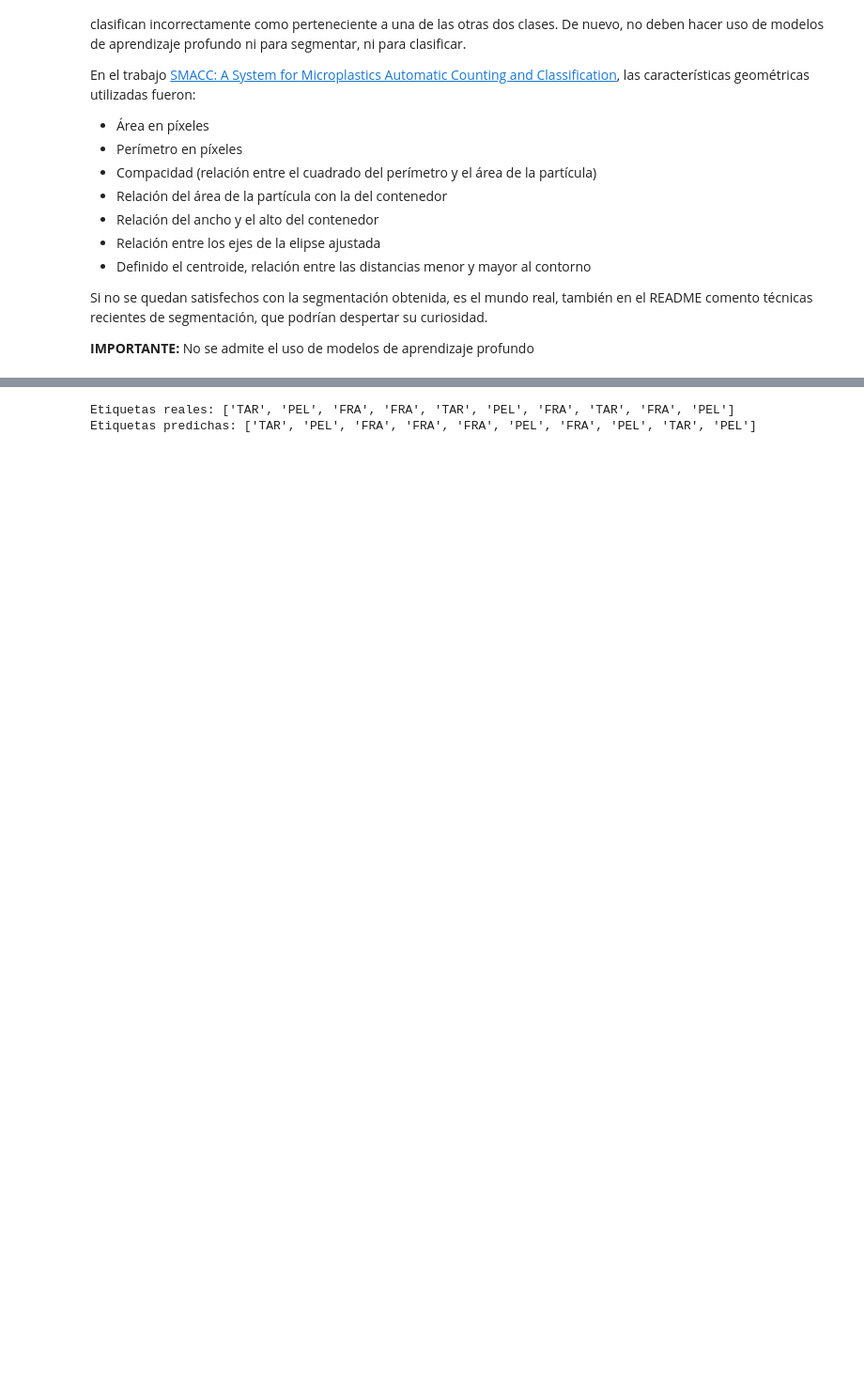
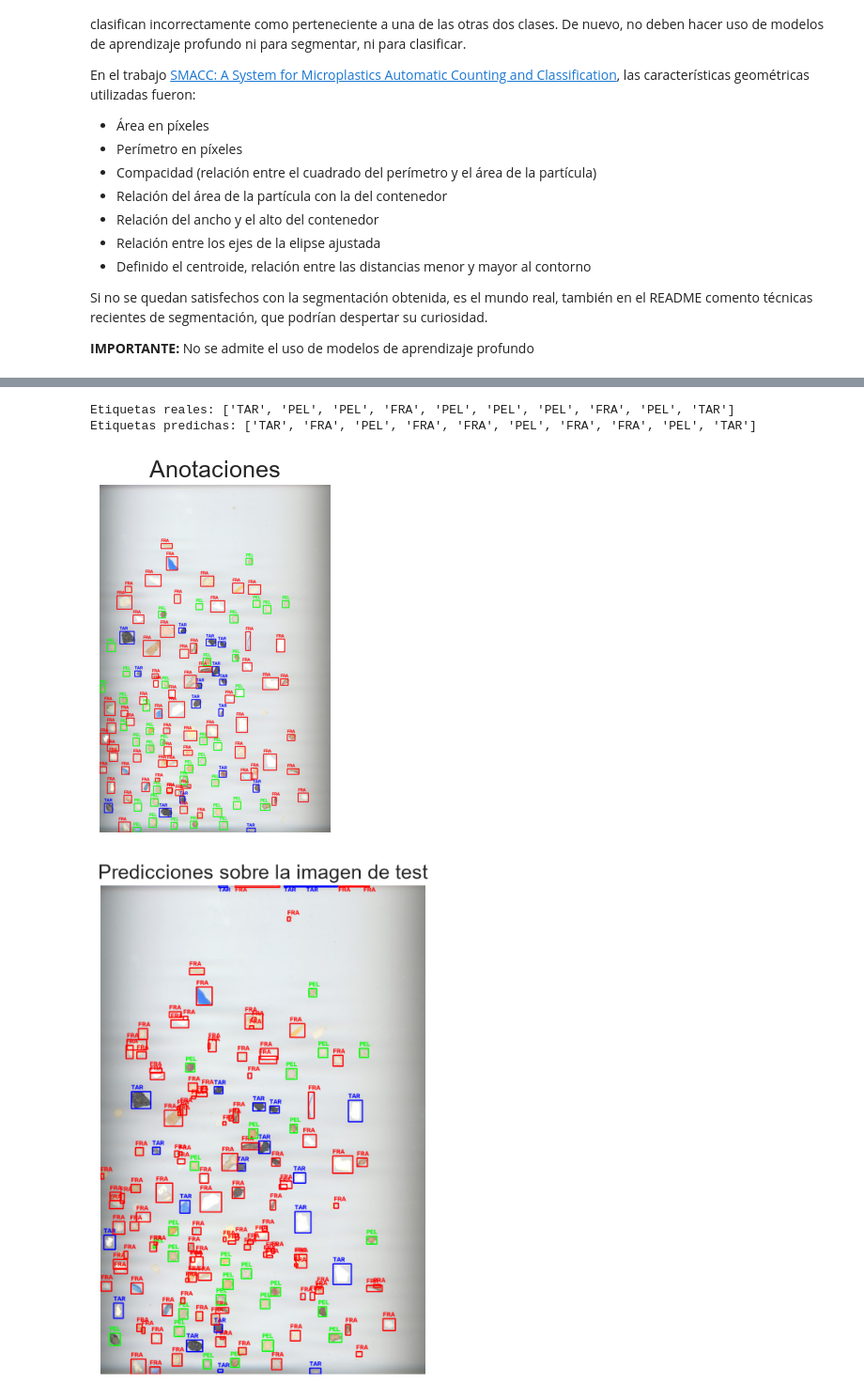
Before and after one commit to bezz75/VC-practica, a Jupyter notebook: P3/VC_P3.ipynb, the cells around one changed output, grey strips where cells are left out. Shown at 94% size. Saved outputs shown, nothing was run; the diff lists cells and outputs as text; code cells hidden in the pictures; blank space fills up the shorter version.

```diff
--- a/P3/VC_P3.ipynb
+++ b/P3/VC_P3.ipynb
@@ -459,7 +465,7 @@ for i, p in enumerate(particulas_test):
             mejor_iou = valor_iou
             mejor_idx = j
 
-    if mejor_idx is not None and mejor_iou > 0.1:
+    if mejor_idx is not None and mejor_iou > 0.3:
         y_real.append(gt_labels[mejor_idx])
         y_pred.append(clasificar_por_centroides(p['features']))
         usadas.add(mejor_idx)
@@ -467,8 +473,69 @@ for i, p in enumerate(particulas_test):
 print("Etiquetas reales:", y_real[:10])
 print("Etiquetas predichas:", y_pred[:10])
 # %% [output]
-Etiquetas reales: ['TAR', 'PEL', 'FRA', 'FRA', 'TAR', 'PEL', 'FRA', 'TAR', 'FRA', 'PEL']
-Etiquetas predichas: ['TAR', 'PEL', 'FRA', 'FRA', 'FRA', 'PEL', 'FRA', 'PEL', 'TAR', 'PEL']
+Etiquetas reales: ['TAR', 'PEL', 'PEL', 'FRA', 'PEL', 'PEL', 'PEL', 'FRA', 'PEL', 'TAR']
+Etiquetas predichas: ['TAR', 'FRA', 'PEL', 'FRA', 'FRA', 'PEL', 'FRA', 'FRA', 'PEL', 'TAR']
+# %%
+csv_file = "MPs_test_bbs.csv"  # CSV con coordenadas y tipología
+
+# Colores de cada clase
+colores = {
+    "FRA": (0, 0, 255),   # Rojo
+    "PEL": (0, 255, 0),   # Verde
+    "TAR": (255, 0, 0)    # Azul
+}
+
+# Cara csv y dibujar rectángulos
+with open(csv_file, newline="") as file:
+    reader = csv.DictReader(file)
+    for row in reader:
+        etiqueta = row["label"]
+        x_min, y_min, x_max, y_max = map(int, [row["x_min"], row["y_min"], row["x_max"], row["y_max"]])
+
+        # Color según etiqueta
+        color = colores.get(etiqueta, (0, 0, 0))  # negro por defecto si no encuentra
+
+        # Dibujar rectángulo
+        cv2.rectangle(img_test, (x_min, y_min), (x_max, y_max), color, 2)
+
+        # Etiqueta
+        cv2.putText(img_test, etiqueta, (x_min, y_min - 5),
+                    cv2.FONT_HERSHEY_SIMPLEX, 0.5, color, 1)
+
+# Visualiza resultado
+plt.imshow(cv2.cvtColor(img_test, cv2.COLOR_BGR2RGB))
+plt.title("Anotaciones")
+plt.axis('off')
+plt.show()
+
+# Mostrar tambien las predicciones, partiendo de la imagen original
+if len(particulas_test) != len(predicciones):
+    raise ValueError("Debe haber una prediccion por cada particula detectada.")
+
+img_test_pred = cv2.cvtColor(img_test_rgb.copy(), cv2.COLOR_RGB2BGR)
+for particula, etiqueta in zip(particulas_test, predicciones):
+    x, y, w, h = particula['bbox']
+    color = colores[etiqueta]
+
+    cv2.rectangle(img_test_pred, (x, y), (x + w, y + h), color, 2)
+    cv2.putText(
+        img_test_pred,
+        etiqueta,
+        (x, max(y - 5, 15)),
+        cv2.FONT_HERSHEY_SIMPLEX,
+        0.5,
+        color,
+        2
+    )
+
+plt.figure(figsize=(12, 8))
+plt.imshow(cv2.cvtColor(img_test_pred, cv2.COLOR_BGR2RGB))
+plt.title("Predicciones sobre la imagen de test")
+plt.axis('off')
+plt.show()
+# %% [output]
+[figure, added]
+[figure, added]
 # %%
 labels = ['FRA', 'PEL', 'TAR']
 cm = confusion_matrix(y_real, y_pred, labels=labels)
```
Also changed, not shown: parts of 5 cells of this notebook.
